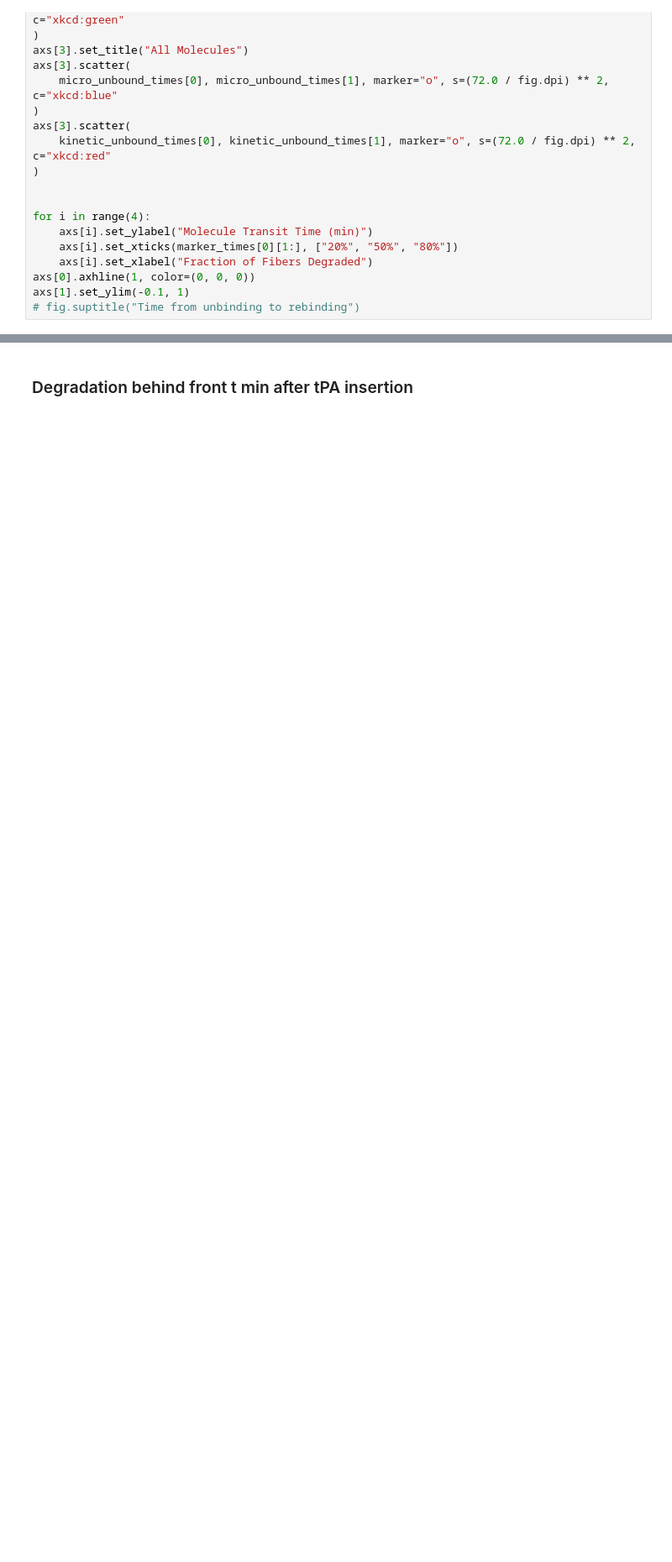
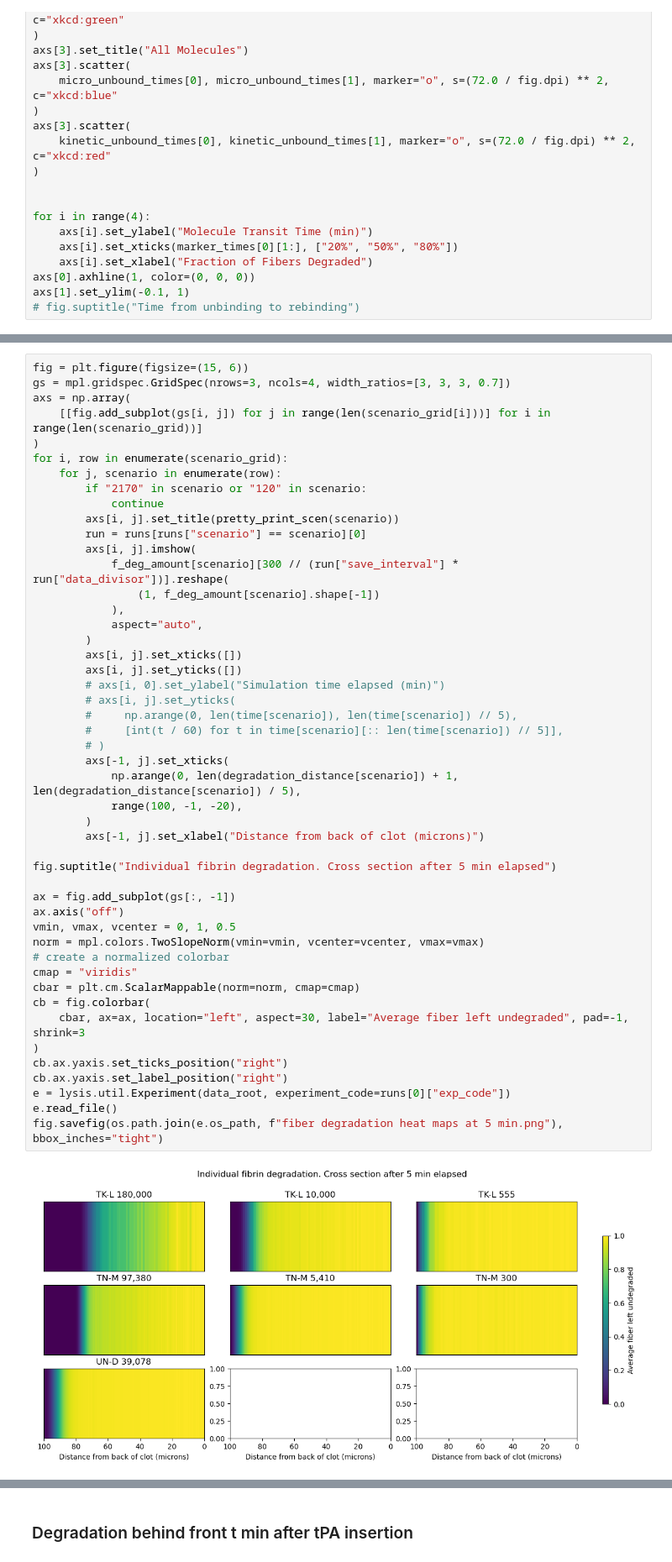
Before and after one commit to UCO-OpResearch/lysis, a Jupyter notebook: src/python/Jupyter Notebooks/2024-01-26-1000 - F-Macro Multi-Array-Process.ipynb, the cells around one changed output, grey strips where cells are left out. Shown at 84% size. Drawn from its saved outputs; the diff is of its cells as text; blank space fills up the shorter version.

```diff
--- a/src/python/Jupyter Notebooks/2024-01-26-1000 - F-Macro Multi-Array-Process.ipynb
+++ b/src/python/Jupyter Notebooks/2024-01-26-1000 - F-Macro Multi-Array-Process.ipynb
@@ -2253 +2252,51 @@ for i, run in enumerate(runs):
+# %%
+fig = plt.figure(figsize=(15, 6))
+gs = mpl.gridspec.GridSpec(nrows=3, ncols=4, width_ratios=[3, 3, 3, 0.7])
+axs = np.array(
+    [[fig.add_subplot(gs[i, j]) for j in range(len(scenario_grid[i]))] for i in range(len(scenario_grid))]
+)
+for i, row in enumerate(scenario_grid):
+    for j, scenario in enumerate(row):
+        if "2170" in scenario or "120" in scenario:
+            continue
+        axs[i, j].set_title(pretty_print_scen(scenario))
+        run = runs[runs["scenario"] == scenario][0]
+        axs[i, j].imshow(
+            f_deg_amount[scenario][300 // (run["save_interval"] * run["data_divisor"])].reshape(
+                (1, f_deg_amount[scenario].shape[-1])
+            ),
+            aspect="auto",
+        )
+        axs[i, j].set_xticks([])
+        axs[i, j].set_yticks([])
+        # axs[i, 0].set_ylabel("Simulation time elapsed (min)")
+        # axs[i, j].set_yticks(
+        #     np.arange(0, len(time[scenario]), len(time[scenario]) // 5),
+        #     [int(t / 60) for t in time[scenario][:: len(time[scenario]) // 5]],
+        # )
+        axs[-1, j].set_xticks(
+            np.arange(0, len(degradation_distance[scenario]) + 1, len(degradation_distance[scenario]) / 5),
+            range(100, -1, -20),
+        )
+        axs[-1, j].set_xlabel("Distance from back of clot (microns)")
+
+fig.suptitle("Individual fibrin degradation. Cross section after 5 min elapsed")
+
+ax = fig.add_subplot(gs[:, -1])
+ax.axis("off")
+vmin, vmax, vcenter = 0, 1, 0.5
+norm = mpl.colors.TwoSlopeNorm(vmin=vmin, vcenter=vcenter, vmax=vmax)
+# create a normalized colorbar
+cmap = "viridis"
+cbar = plt.cm.ScalarMappable(norm=norm, cmap=cmap)
+cb = fig.colorbar(
+    cbar, ax=ax, location="left", aspect=30, label="Average fiber left undegraded", pad=-1, shrink=3
+)
+cb.ax.yaxis.set_ticks_position("right")
+cb.ax.yaxis.set_label_position("right")
+e = lysis.util.Experiment(data_root, experiment_code=runs[0]["exp_code"])
+e.read_file()
+fig.savefig(os.path.join(e.os_path, f"fiber degradation heat maps at 5 min.png"), bbox_inches="tight")
+# %% [output]
+[figure, added]
 # %%
```
Also changed, not shown: parts of 48 cells of this notebook, 17 other files.
